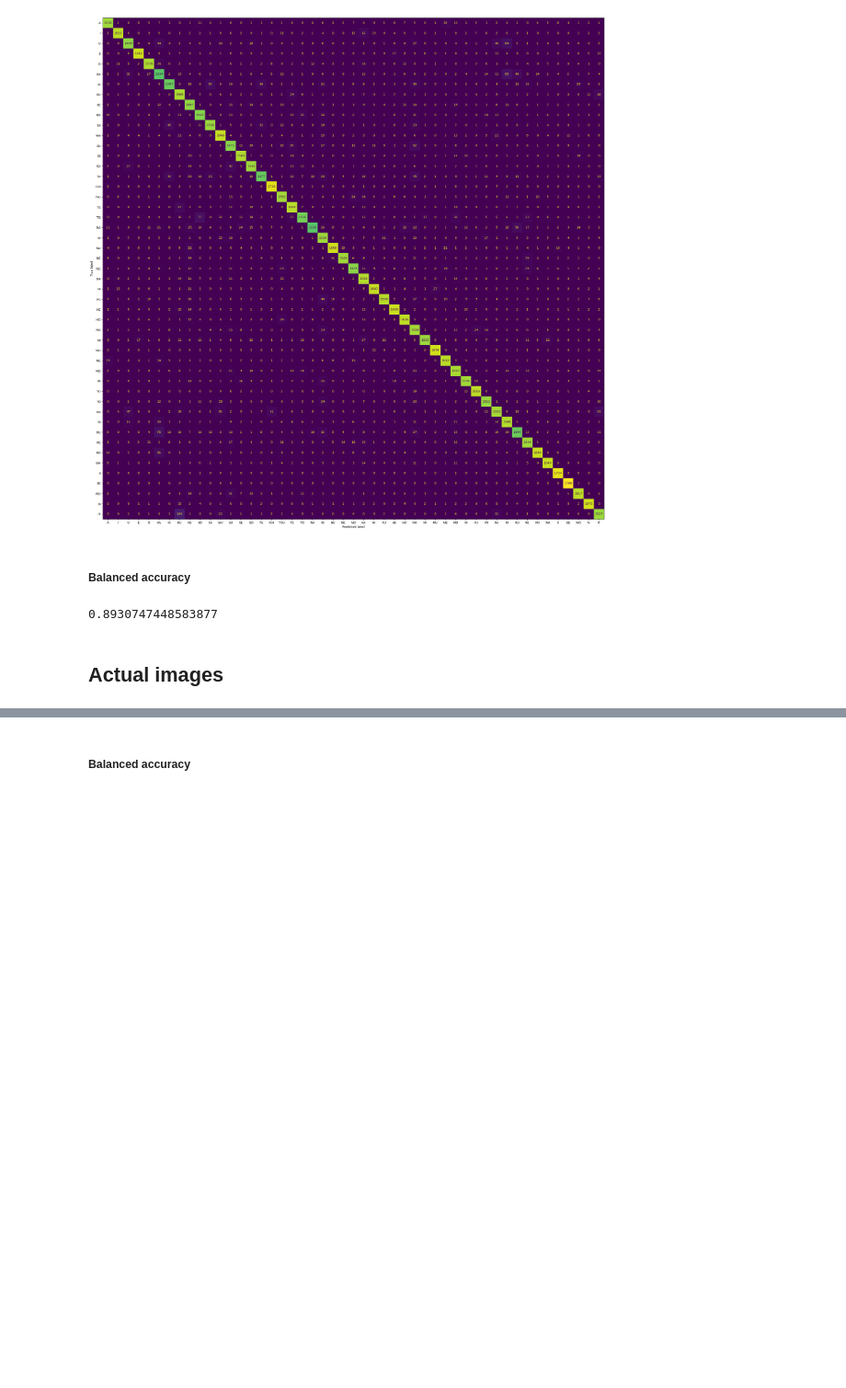
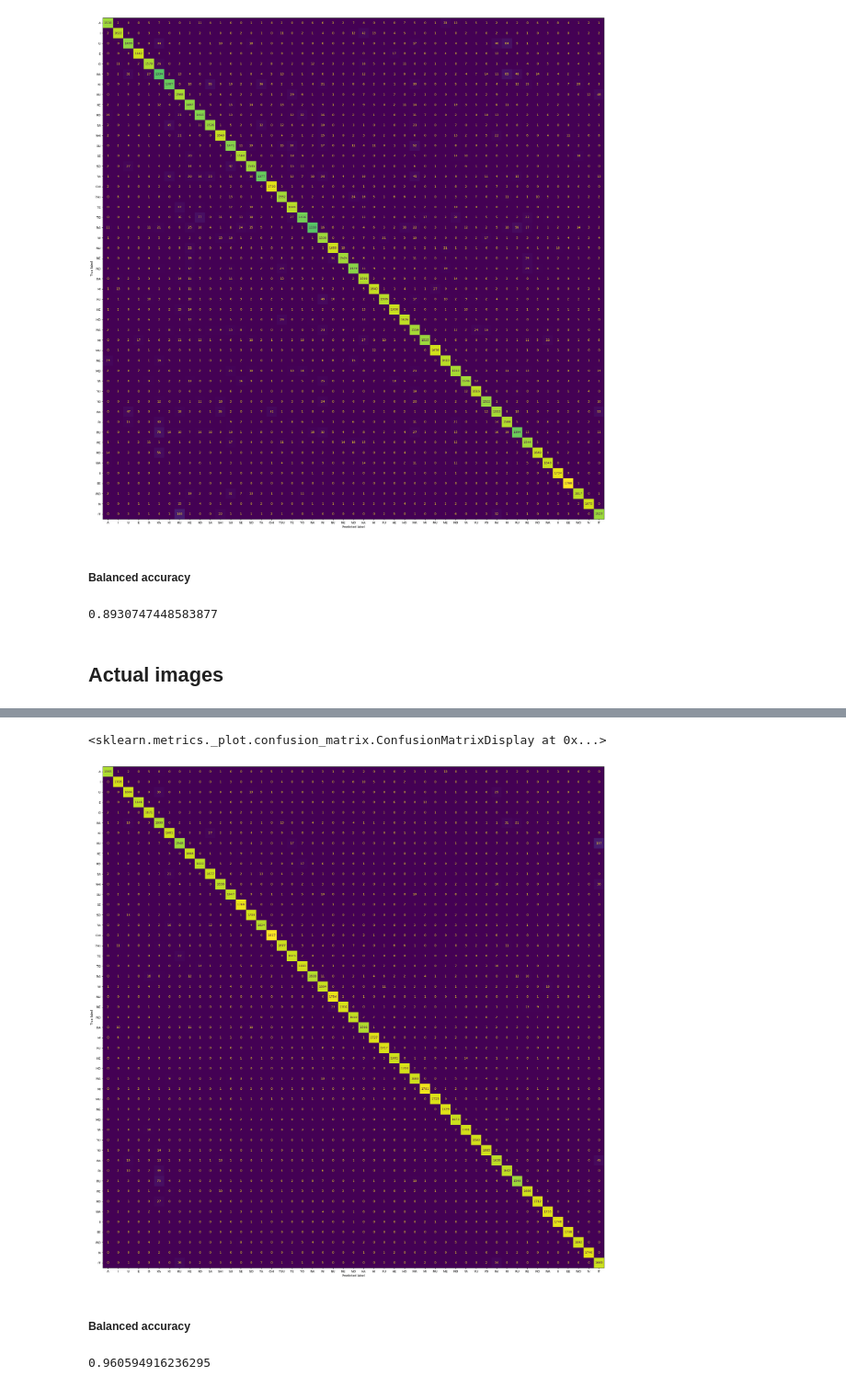
Before and after one commit to yonyouyon/Kuzushiji-49, a Jupyter notebook: main.ipynb, the cells around one changed output, grey strips where cells are left out. Shown at 92% size. Saved outputs shown, nothing was run; the diff lists cells and outputs as text; code cells hidden in the pictures; blank space fills up the shorter version.

```diff
--- a/main.ipynb
+++ b/main.ipynb
@@ -213,5 +212,5 @@ np.mean([np.mean(accuracy[y_test == i]) for i in range(49)])
 keras.backend.clear_session()
 # %%
 X_train, X_test, y_train, y_test = train_test_split(X_res, y_res)
-X_train = X_train.reshape(-1, 28, 28, 1)
-X_test = X_test.reshape(-1, 28, 28, 1)
+X_train = X_train.reshape(X_train.shape[0], 28, 28, 1) / 255.0
+X_test = X_test.reshape(X_test.shape[0], 28, 28, 1) / 255.0
@@ -224,3 +217,13 @@ model.add(tf.keras.layers.Dense(49, activation=tf.nn.softmax))
+# %%
+model = tf.keras.models.Sequential([
+    Conv2D(32, (3, 3), activation='relu', input_shape=(28, 28, 1)),
+    MaxPooling2D((2, 2)),
+    Conv2D(64, (3, 3), activation='relu'),
+    MaxPooling2D((2, 2)),
+    Flatten(),
+    Dense(128, activation='relu'),
+    Dense(49, activation='softmax')
+])
 # %%
 logdir = os.path.join('logs/kuzushiji-49/', datetime.datetime.now().strftime('%Y%m%d-%H%M%S'))
 callbacks = [
@@ -257,8 +293,13 @@ y_pred = model.predict(X_test).argmax(axis=1)
 # %%
-_, ax = plt.subplots(figsize=(30, 30))
+_, ax = pplt.subplots(figsize=(30, 30))
 sklearn.metrics.ConfusionMatrixDisplay.from_predictions(y_test, y_pred, display_labels=label_description, ax=ax, colorbar=False)
+# %% [output]
+<sklearn.metrics._plot.confusion_matrix.ConfusionMatrixDisplay at 0x...>
+[figure, added]
 # %% [markdown]
 ##### Balanced accuracy
 # %%
 accuracy = y_test == y_pred
 np.mean([np.mean(accuracy[y_test == i]) for i in range(49)])
+# %% [output]
+0.960594916236295
```
Also changed, not shown: parts of 8 cells of this notebook.
